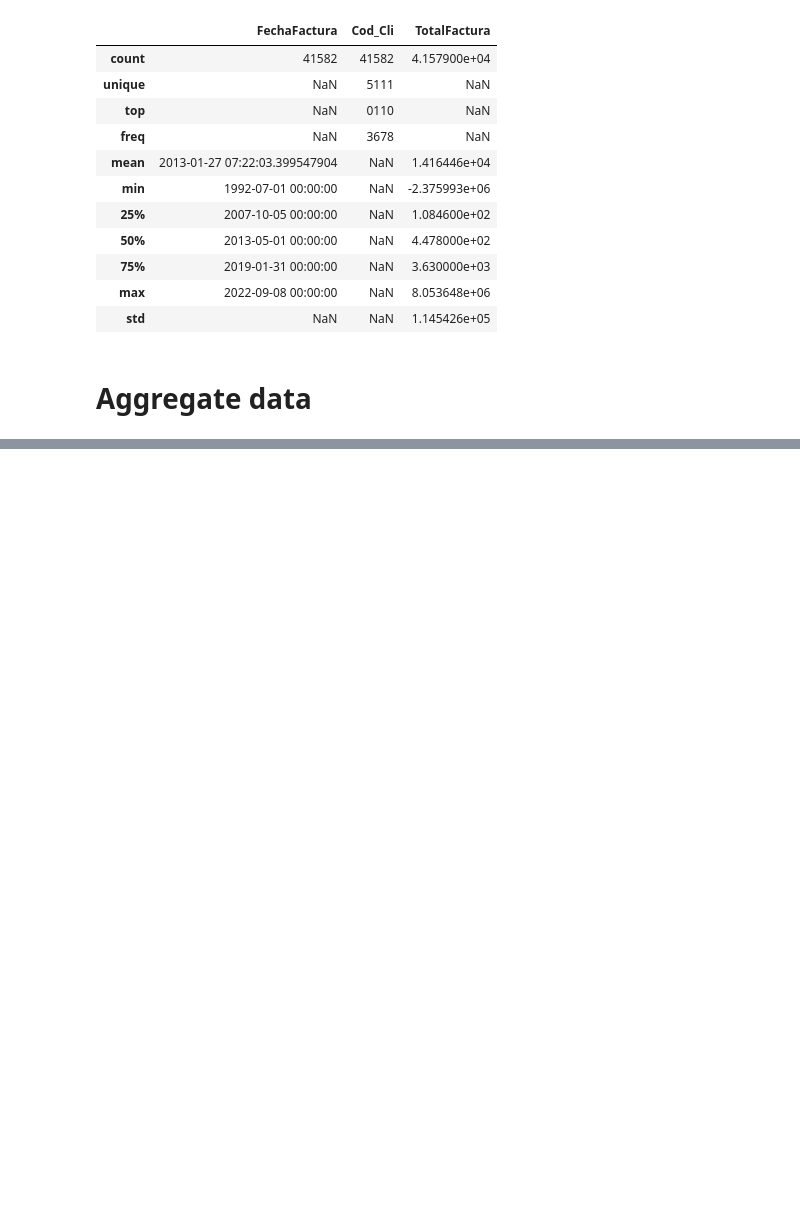
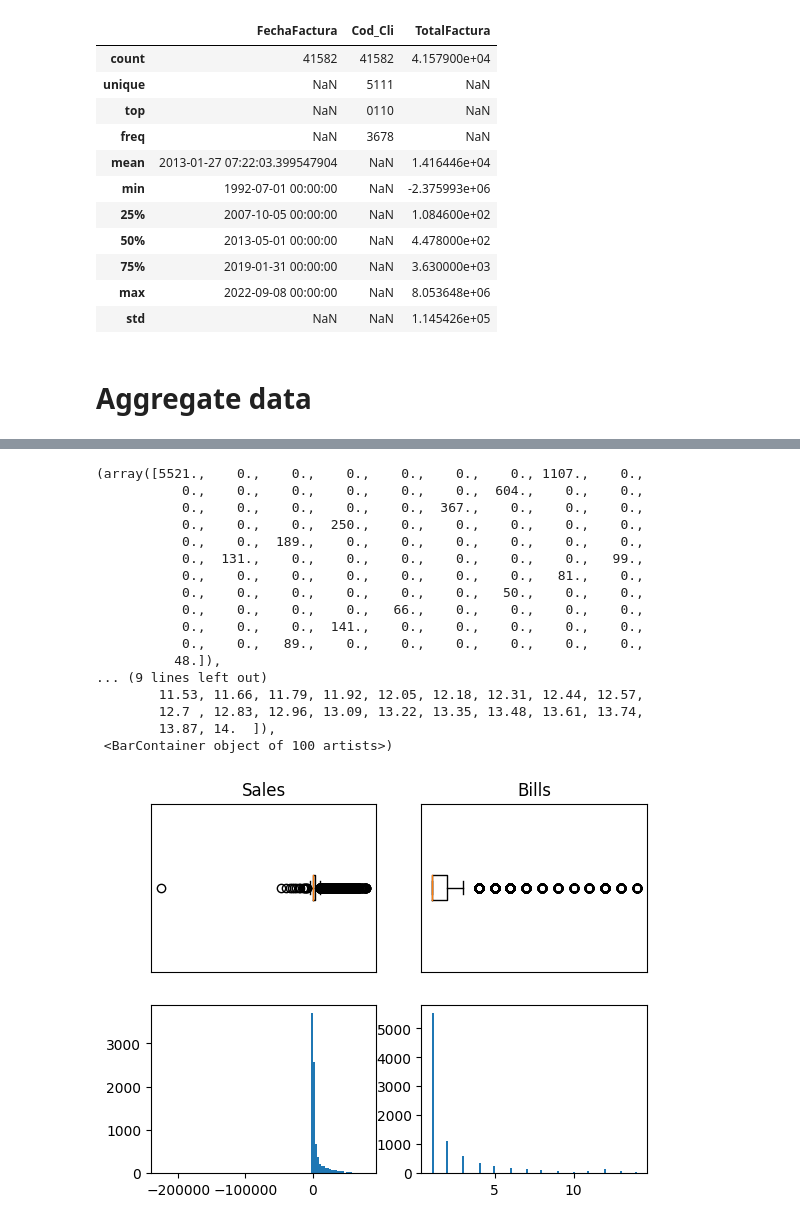
Before and after one commit to mcleroj/Python, a Jupyter notebook: clustering_metods.ipynb, the cells around one changed output, grey strips where cells are left out. Drawn from its saved outputs; the diff is of its cells as text; code cells hidden in the pictures; blank space fills up the shorter version.

```diff
--- a/clustering_metods.ipynb
+++ b/clustering_metods.ipynb
@@ -99,0 +138,27 @@ df.to_csv('sales_and_bills.csv', index=False)
+# %%
+fig, axes = plt.subplots(2, 2)
+axes[0, 0].boxplot(x=df2.Sales, vert=False, labels=[""])
+axes[0, 0].set(title="Sales", xticklabels="", xticks=[], yticks=[])
+axes[0, 1].boxplot(x=df2.Bills, vert=False, labels=[""])
+axes[0, 1].set(title="Bills", xticklabels="", xticks=[], yticks=[])
+axes[1, 0].hist(x=df2.Sales, bins=100)
+axes[1, 1].hist(x=df2.Bills, bins=100)
+# %% [output]
+(array([5521.,    0.,    0.,    0.,    0.,    0.,    0., 1107.,    0.,
+           0.,    0.,    0.,    0.,    0.,    0.,  604.,    0.,    0.,
+           0.,    0.,    0.,    0.,    0.,  367.,    0.,    0.,    0.,
+           0.,    0.,    0.,  250.,    0.,    0.,    0.,    0.,    0.,
+           0.,    0.,  189.,    0.,    0.,    0.,    0.,    0.,    0.,
+           0.,  131.,    0.,    0.,    0.,    0.,    0.,    0.,   99.,
+           0.,    0.,    0.,    0.,    0.,    0.,    0.,   81.,    0.,
+           0.,    0.,    0.,    0.,    0.,    0.,   50.,    0.,    0.,
+           0.,    0.,    0.,    0.,   66.,    0.,    0.,    0.,    0.,
+           0.,    0.,    0.,  141.,    0.,    0.,    0.,    0.,    0.,
+           0.,    0.,   89.,    0.,    0.,    0.,    0.,    0.,    0.,
+          48.]),
+... (9 lines left out)
+        11.53, 11.66, 11.79, 11.92, 12.05, 12.18, 12.31, 12.44, 12.57,
+        12.7 , 12.83, 12.96, 13.09, 13.22, 13.35, 13.48, 13.61, 13.74,
+        13.87, 14.  ]),
+ <BarContainer object of 100 artists>)
+[figure, added]
```
Also changed, not shown: parts of 15 cells of this notebook.
